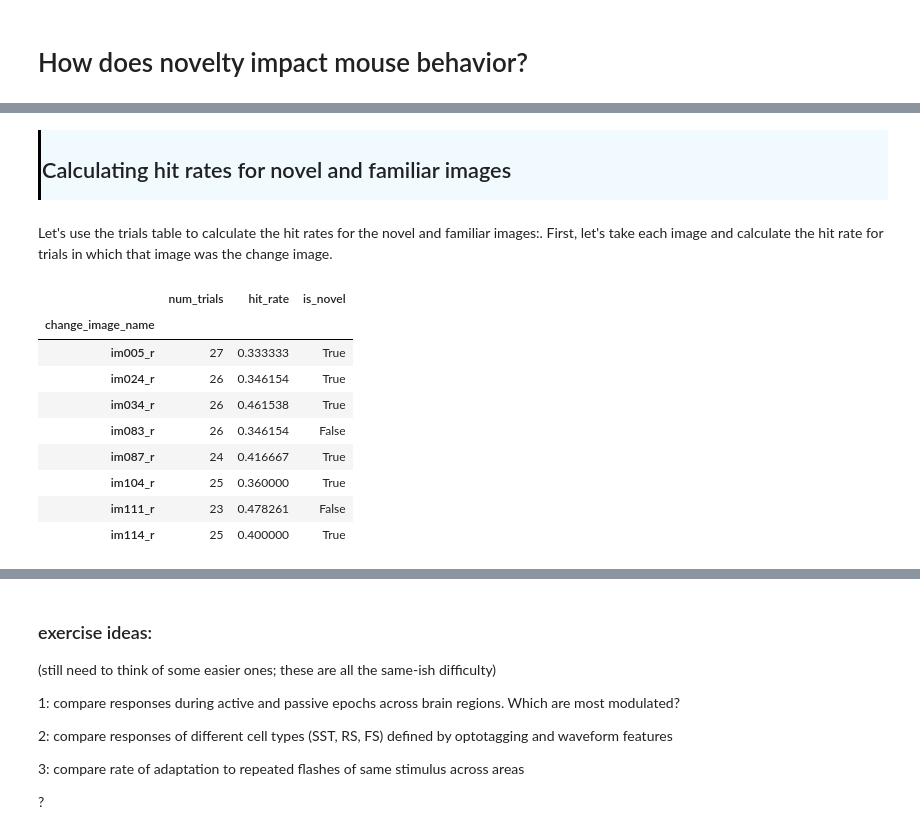
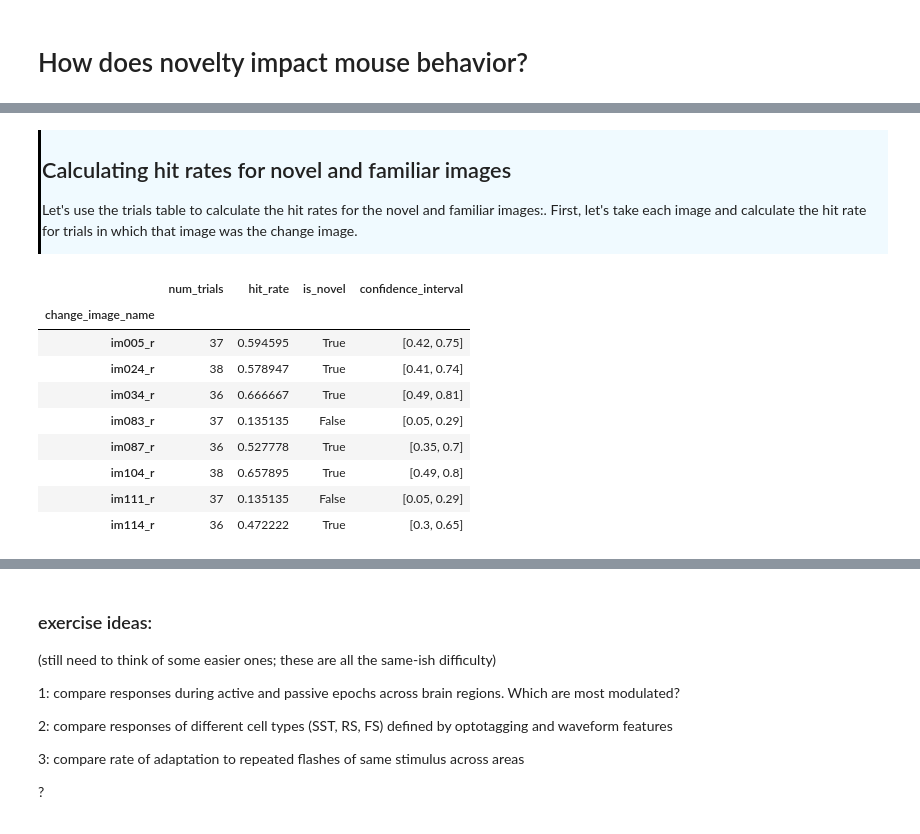
Before and after one commit to AllenInstitute/swdb_2022, a Jupyter notebook: Organizers/VBN_SWDB_2022.ipynb, the cells around one changed output, grey strips where cells are left out. Cells and saved outputs as stored; diff of their text form; code cells hidden in the pictures.

```diff
--- a/Organizers/VBN_SWDB_2022.ipynb
+++ b/Organizers/VBN_SWDB_2022.ipynb
@@ -183,5 +173,5 @@ All data from a particular recording session is contained in the `ecephys_sessio
 # %%
-session_id = sst_novel_sessions.index.values[0]
+session_id = 1053941483
 session = cache.get_ecephys_session(
             ecephys_session_id=session_id)
 # %% [markdown]
@@ -854,9 +925,7 @@ Unlike the stimulus presentations table in which every row corresponded to a vis
 
 ## Calculating hit rates for novel and familiar images
 
-</div>
+Let's use the trials table to calculate the hit rates for the novel and familiar images:. First, let's take each image and calculate the hit rate for trials in which that image was the change image.
-# %% [markdown]
-Let's use the trials table to calculate the hit rates for the novel and familiar images:. First, let's take each image and calculate the hit rate for trials in which that image was the change image.
 # %%
 #First, let's annotate the trials by the novelty of their change image using the function we wrote above
 image_info = trials.apply(lambda row: getImageNovelty(row['change_image_name']), axis=1)
@@ -865,26 +934,42 @@ trials['is_novel_change_image'] = [bool(i[1]) for i in image_info]
 # %%
 #let's grab the go trials since those are the ones we'll need to calculate hit rates
 go_trials = trials[trials['go']]
 
 #Now we can use a pivot table to calculate the image-wise hit rates
 image_hit_rates = go_trials.pivot_table(index='change_image_name', values=['hit', 'is_novel_change_image'],
                                         aggfunc={'hit':['mean', 'count'], 'is_novel_change_image':'first'})
 
 #Give the columns more convenient/descriptive names
 image_hit_rates.columns = image_hit_rates.columns.to_flat_index()
 image_hit_rates = image_hit_rates.rename(columns={('hit', 'count'):'num_trials',
                                 ('hit', 'mean'):'hit_rate',
                                 ('is_novel_change_image', 'first'): 'is_novel'})
 
-display(image_hit_rates.style.background_gradient())
+#Finally, let's add confidence intervals on the hit rates
+def get_binom_ci(row):
+    successes = np.round(row['num_trials']*row['hit_rate'], 0)
+    total_trials = row['num_trials']
+    proportion = row['hit_rate']
+    result = binomtest(int(successes),
+                       n=int(total_trials),
+                       p=proportion)
+    ci = result.proportion_ci(confidence_level=0.95)
+    return [np.round(c,2) for c in ci]
+
+cis = image_hit_rates.apply(get_binom_ci, axis=1)
+
+image_hit_rates['confidence_interval'] = cis
+
+colormap = cm.get_cmap('bwr')
+display(image_hit_rates.style.background_gradient(cmap=colormap, subset='hit_rate'))
 # %% [output]
-|  | num_trials | hit_rate | is_novel |
-| change_image_name |  |  |  |
-| im005_r | 27 | 0.333333 | True |
-| im024_r | 26 | 0.346154 | True |
-| im034_r | 26 | 0.461538 | True |
-| im083_r | 26 | 0.346154 | False |
-| im087_r | 24 | 0.416667 | True |
-| im104_r | 25 | 0.360000 | True |
-| im111_r | 23 | 0.478261 | False |
-| im114_r | 25 | 0.400000 | True |
+|  | num_trials | hit_rate | is_novel | confidence_interval |
+| change_image_name |  |  |  |  |
+| im005_r | 37 | 0.594595 | True | [0.42, 0.75] |
+| im024_r | 38 | 0.578947 | True | [0.41, 0.74] |
+| im034_r | 36 | 0.666667 | True | [0.49, 0.81] |
+| im083_r | 37 | 0.135135 | False | [0.05, 0.29] |
+| im087_r | 36 | 0.527778 | True | [0.35, 0.7] |
+| im104_r | 38 | 0.657895 | True | [0.49, 0.8] |
+| im111_r | 37 | 0.135135 | False | [0.05, 0.29] |
+| im114_r | 36 | 0.472222 | True | [0.3, 0.65] |
```
Also changed, not shown: parts of 103 cells of this notebook, 1 other file.
